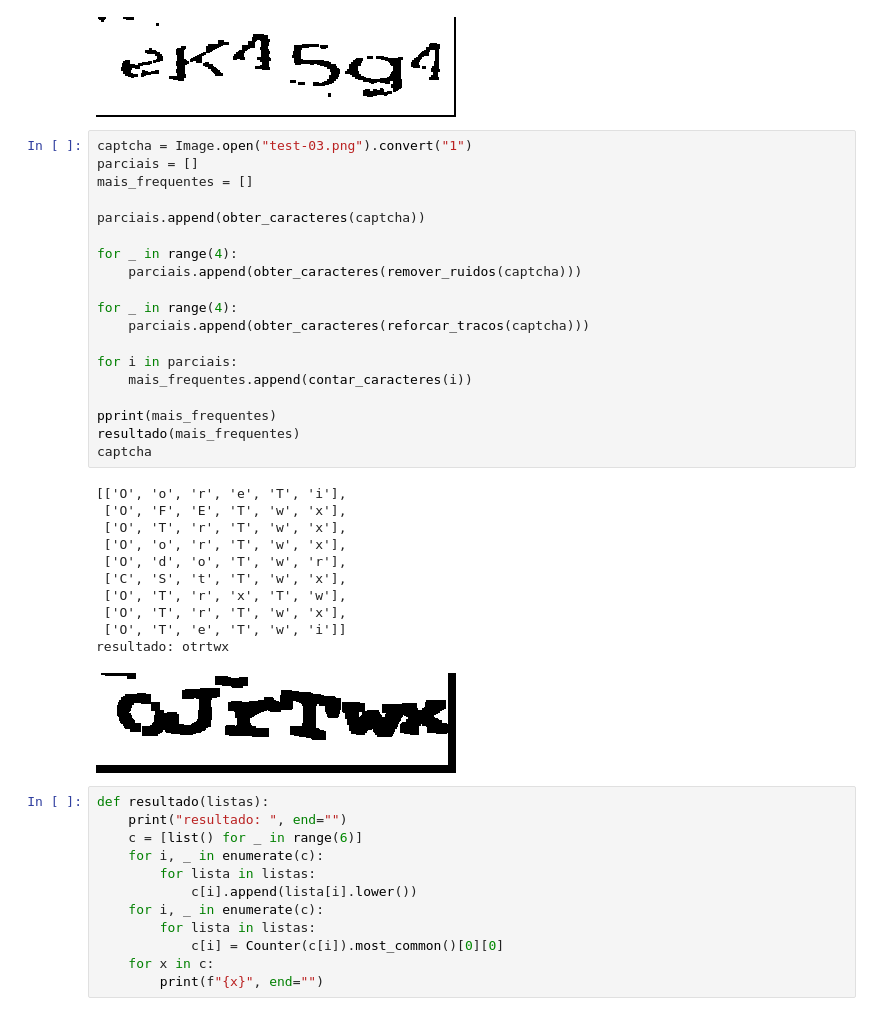
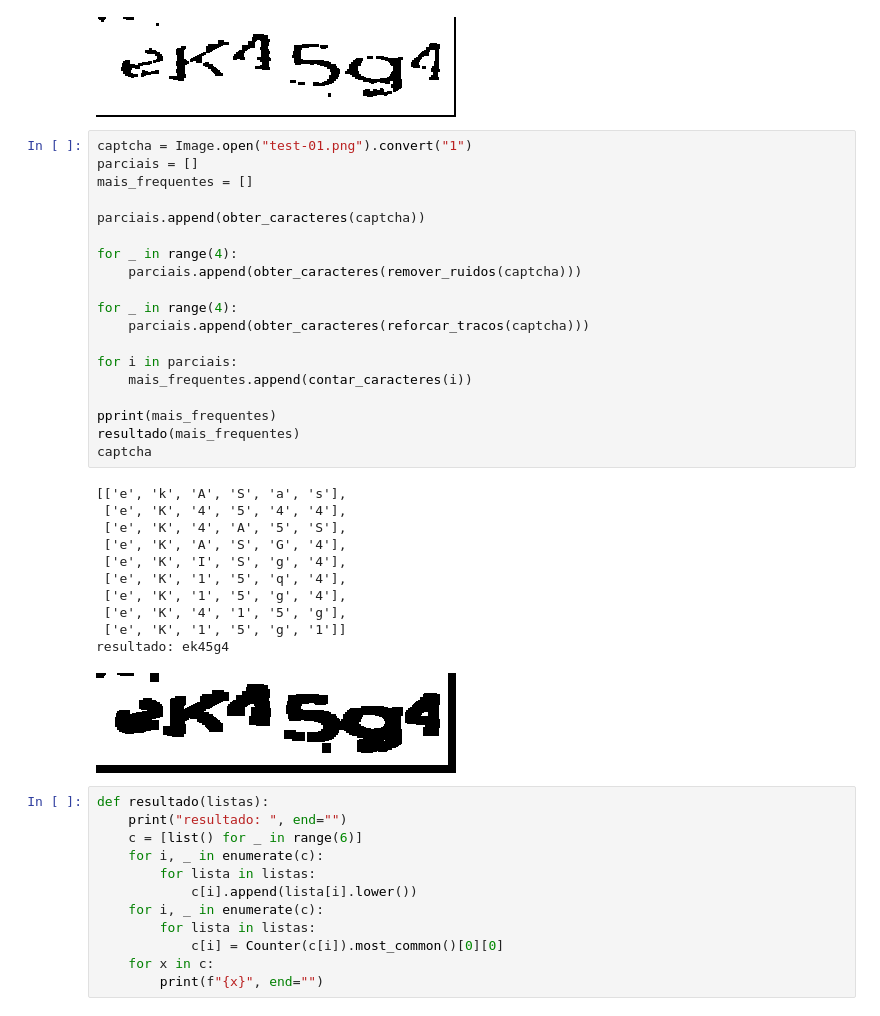
Before and after one commit to mrioqueiroz/captcha-lab, a Jupyter notebook: captcha.ipynb, the cells around one changed output. Cells and saved outputs as stored; diff of their text form.

Commit message:
Update image result on notebook

```diff
--- a/captcha.ipynb
+++ b/captcha.ipynb
@@ -357,36 +357,36 @@ reforcar_tracos(captcha)
 # %% [output]
 [figure]
 # %%
-captcha = Image.open("test-03.png").convert("1")
+captcha = Image.open("test-01.png").convert("1")
 parciais = []
 mais_frequentes = []
 
 parciais.append(obter_caracteres(captcha))
 
 for _ in range(4):
     parciais.append(obter_caracteres(remover_ruidos(captcha)))
 
 for _ in range(4):
     parciais.append(obter_caracteres(reforcar_tracos(captcha)))
 
 for i in parciais:
     mais_frequentes.append(contar_caracteres(i))
 
 pprint(mais_frequentes)
 resultado(mais_frequentes)
 captcha
 # %% [output]
-[['O', 'o', 'r', 'e', 'T', 'i'],
- ['O', 'F', 'E', 'T', 'w', 'x'],
- ['O', 'T', 'r', 'T', 'w', 'x'],
- ['O', 'o', 'r', 'T', 'w', 'x'],
- ['O', 'd', 'o', 'T', 'w', 'r'],
- ['C', 'S', 't', 'T', 'w', 'x'],
- ['O', 'T', 'r', 'x', 'T', 'w'],
- ['O', 'T', 'r', 'T', 'w', 'x'],
- ['O', 'T', 'e', 'T', 'w', 'i']]
-resultado: otrtwx
+[['e', 'k', 'A', 'S', 'a', 's'],
+ ['e', 'K', '4', '5', '4', '4'],
+ ['e', 'K', '4', 'A', '5', 'S'],
+ ['e', 'K', 'A', 'S', 'G', '4'],
+ ['e', 'K', 'I', 'S', 'g', '4'],
+ ['e', 'K', '1', '5', 'q', '4'],
+ ['e', 'K', '1', '5', 'g', '4'],
+ ['e', 'K', '4', '1', '5', 'g'],
+ ['e', 'K', '1', '5', 'g', '1']]
+resultado: ek45g4
-[figure, old version]
+[figure, new version]
 # %%
 def resultado(listas):
     print("resultado: ", end="")
```
Also changed, not shown: parts of 6 cells of this notebook.
